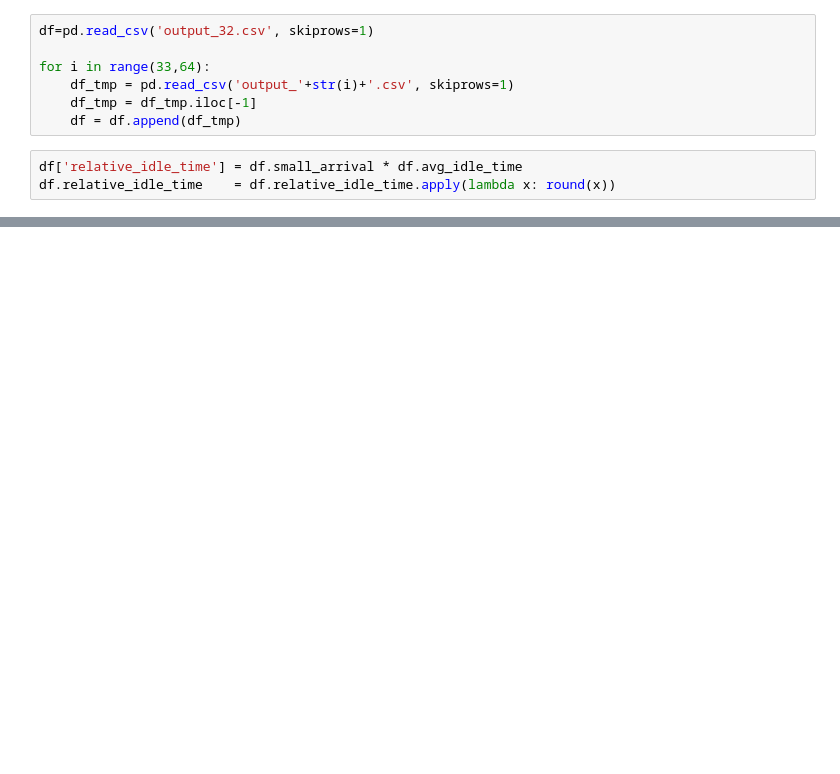
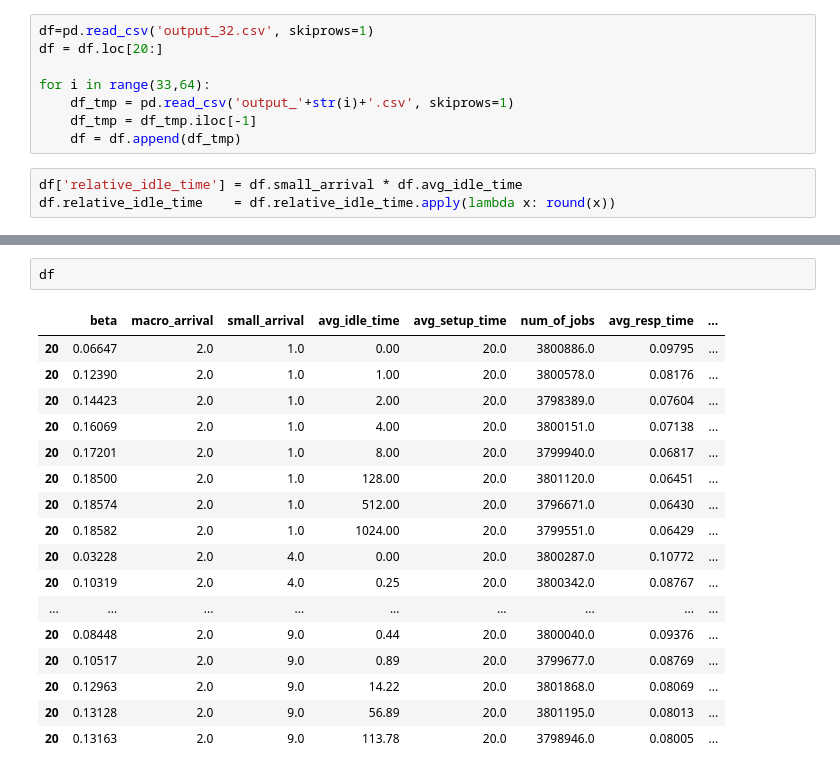
Before and after one commit to mEyob/load-balancing-5G-hetnet, a Jupyter notebook: simulator/data/visualization.ipynb, the cells around one changed output, grey strips where cells are left out. Drawn from its saved outputs; the diff is of its cells as text; blank space fills up the shorter version.

```diff
--- a/simulator/data/visualization.ipynb
+++ b/simulator/data/visualization.ipynb
@@ -433,6 +432,7 @@ show(p0)
 # Idle power the same as busy power
 # %%
 df=pd.read_csv('output_32.csv', skiprows=1)
+df = df.loc[20:]
 
 for i in range(33,64):
     df_tmp = pd.read_csv('output_'+str(i)+'.csv', skiprows=1)
@@ -497,3 +497,23 @@ show(p0)
 # %% [output]
 [interactive output not drawn]
 [interactive output not drawn]
+# %%
+df
+# %% [output]
+|  | beta | macro_arrival | small_arrival | avg_idle_time | avg_setup_time | num_of_jobs | avg_resp_time | ... |
+| 20 | 0.06647 | 2.0 | 1.0 | 0.00 | 20.0 | 3800886.0 | 0.09795 | ... |
+| 20 | 0.12390 | 2.0 | 1.0 | 1.00 | 20.0 | 3800578.0 | 0.08176 | ... |
+| 20 | 0.14423 | 2.0 | 1.0 | 2.00 | 20.0 | 3798389.0 | 0.07604 | ... |
+| 20 | 0.16069 | 2.0 | 1.0 | 4.00 | 20.0 | 3800151.0 | 0.07138 | ... |
+| 20 | 0.17201 | 2.0 | 1.0 | 8.00 | 20.0 | 3799940.0 | 0.06817 | ... |
+| 20 | 0.18500 | 2.0 | 1.0 | 128.00 | 20.0 | 3801120.0 | 0.06451 | ... |
+| 20 | 0.18574 | 2.0 | 1.0 | 512.00 | 20.0 | 3796671.0 | 0.06430 | ... |
+| 20 | 0.18582 | 2.0 | 1.0 | 1024.00 | 20.0 | 3799551.0 | 0.06429 | ... |
+| 20 | 0.03228 | 2.0 | 4.0 | 0.00 | 20.0 | 3800287.0 | 0.10772 | ... |
+| 20 | 0.10319 | 2.0 | 4.0 | 0.25 | 20.0 | 3800342.0 | 0.08767 | ... |
+| ... | ... | ... | ... | ... | ... | ... | ... | ... |
+| 20 | 0.08448 | 2.0 | 9.0 | 0.44 | 20.0 | 3800040.0 | 0.09376 | ... |
+| 20 | 0.10517 | 2.0 | 9.0 | 0.89 | 20.0 | 3799677.0 | 0.08769 | ... |
+| 20 | 0.12963 | 2.0 | 9.0 | 14.22 | 20.0 | 3801868.0 | 0.08069 | ... |
+| 20 | 0.13128 | 2.0 | 9.0 | 56.89 | 20.0 | 3801195.0 | 0.08013 | ... |
+| 20 | 0.13163 | 2.0 | 9.0 | 113.78 | 20.0 | 3798946.0 | 0.08005 | ... |
```
Also changed, not shown: parts of 11 cells of this notebook, 2 other files.
